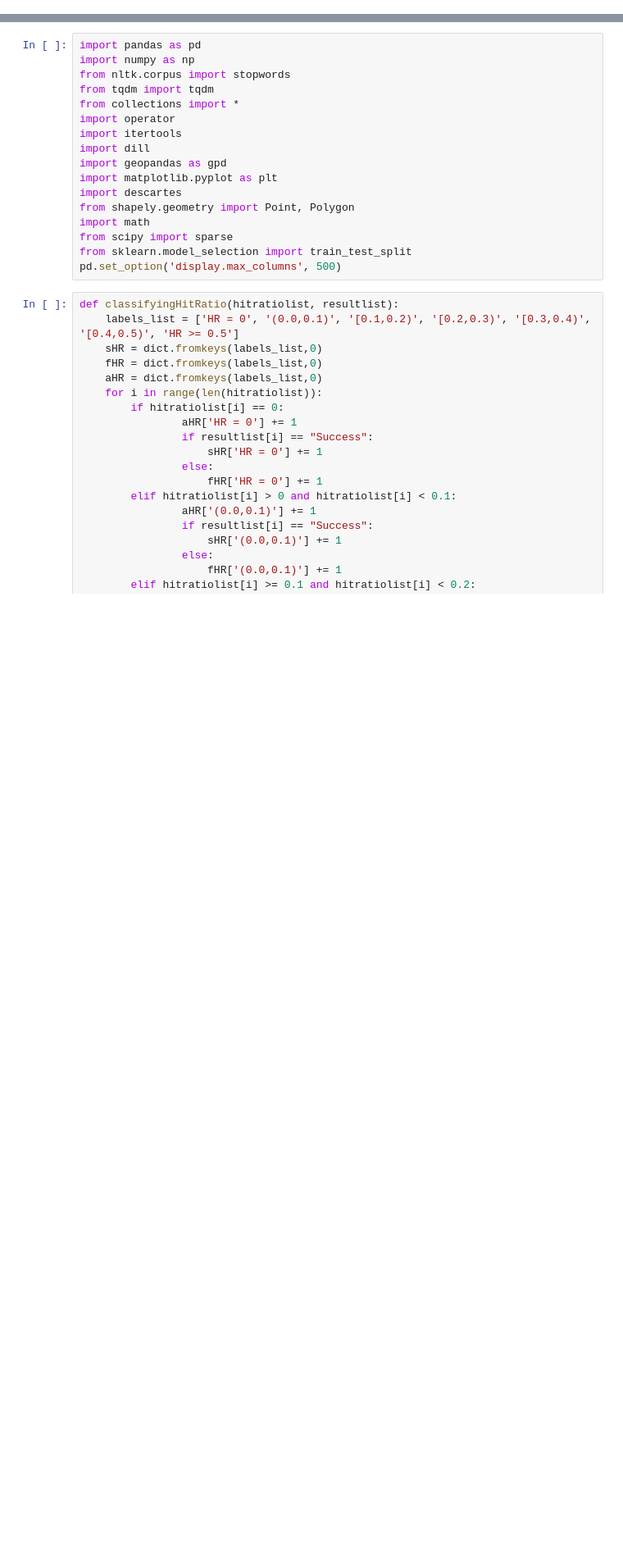
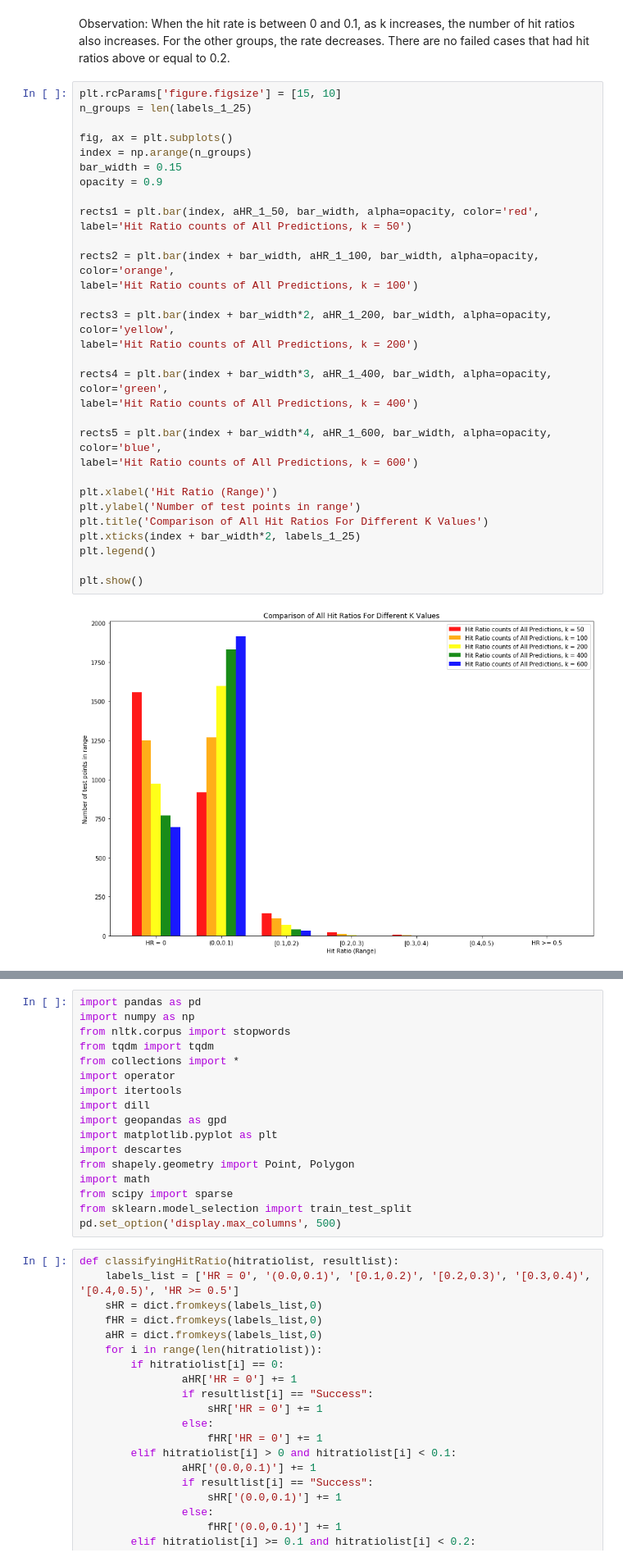
Before and after one commit to lowkait/YELP-Project-2019-Reviews-Analysis-for-Classifying-Businesses-into-Neighbourhoods-in-Toronto, a Jupyter notebook: Results for 10000-1 Test Cases.ipynb, the cells around one changed output, grey strips where cells are left out. Shown at 82% size. Saved outputs shown, nothing was run; the diff lists cells and outputs as text; blank space fills up the shorter version.

```diff
--- a/Results for 10000-1 Test Cases.ipynb
+++ b/Results for 10000-1 Test Cases.ipynb
@@ -3,0 +137,35 @@ dill.dump_session(filename)
+# %% [markdown]
+Observation: When the hit rate is between 0 and 0.1, as k increases, the number of hit ratios also increases. For the other groups, the rate decreases. There are no failed cases that had hit ratios above or equal to 0.2.
+# %%
+plt.rcParams['figure.figsize'] = [15, 10]
+n_groups = len(labels_1_25)
+
+fig, ax = plt.subplots()
+index = np.arange(n_groups)
+bar_width = 0.15
+opacity = 0.9
+
+rects1 = plt.bar(index, aHR_1_50, bar_width, alpha=opacity, color='red',
+label='Hit Ratio counts of All Predictions, k = 50')
+
+rects2 = plt.bar(index + bar_width, aHR_1_100, bar_width, alpha=opacity, color='orange',
+label='Hit Ratio counts of All Predictions, k = 100')
+
+rects3 = plt.bar(index + bar_width*2, aHR_1_200, bar_width, alpha=opacity, color='yellow',
+label='Hit Ratio counts of All Predictions, k = 200')
+
+rects4 = plt.bar(index + bar_width*3, aHR_1_400, bar_width, alpha=opacity, color='green',
+label='Hit Ratio counts of All Predictions, k = 400')
+
+rects5 = plt.bar(index + bar_width*4, aHR_1_600, bar_width, alpha=opacity, color='blue',
+label='Hit Ratio counts of All Predictions, k = 600')
+
+plt.xlabel('Hit Ratio (Range)')
+plt.ylabel('Number of test points in range')
+plt.title('Comparison of All Hit Ratios For Different K Values')
+plt.xticks(index + bar_width*2, labels_1_25)
+plt.legend()
+
+plt.show()
+# %% [output]
+[figure, added]
```
Also changed, not shown: parts of 32 cells of this notebook, 1 other file.
